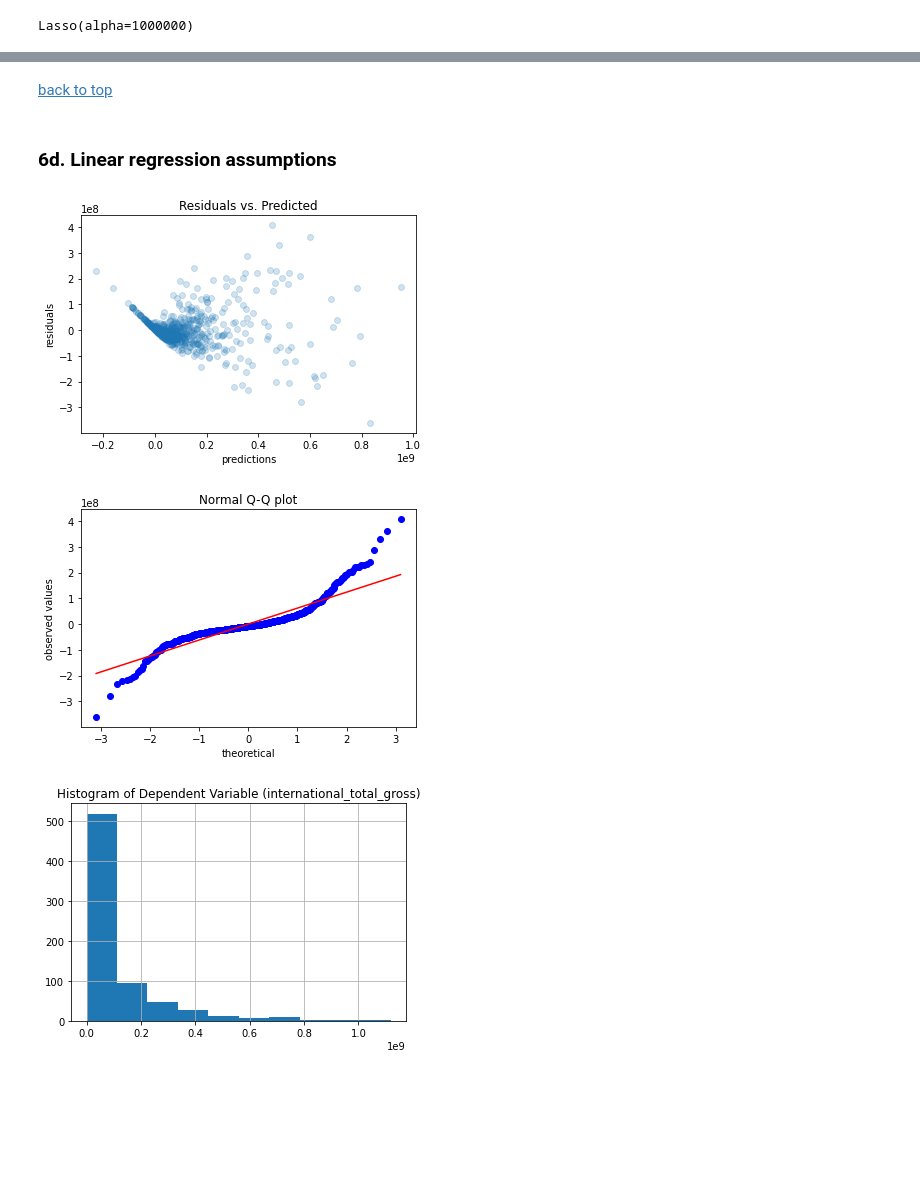
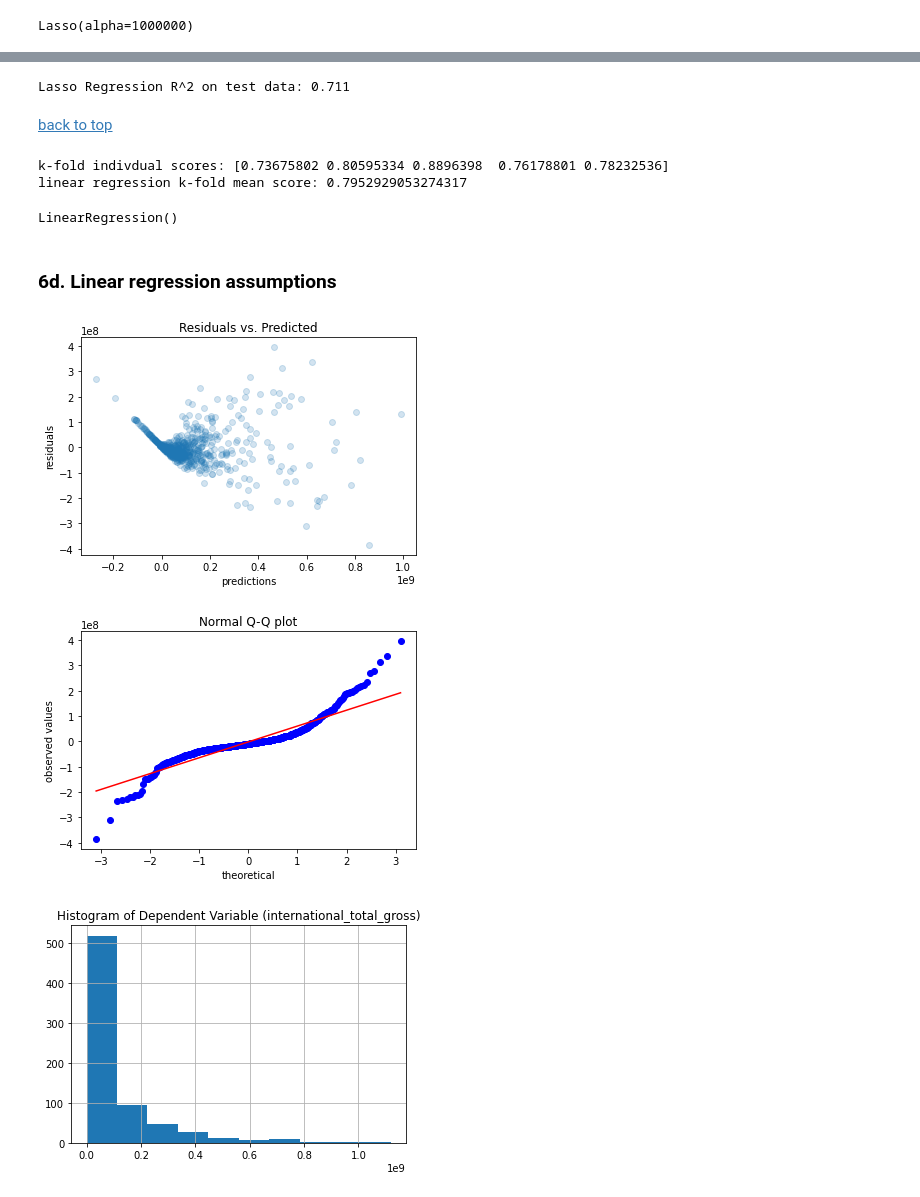
Before and after one commit to slp22/regression-project, a Jupyter notebook: adaptation_movies_regression.ipynb, the cells around one changed output, grey strips where cells are left out. Saved outputs shown, nothing was run; the diff lists cells and outputs as text; code cells hidden in the pictures; blank space fills up the shorter version.

```diff
--- a/adaptation_movies_regression.ipynb
+++ b/adaptation_movies_regression.ipynb
@@ -469,2 +509,20 @@ Lasso Regression: 2.6144073251892585e+37
+# %%
+lasso_model_feat.fit(X2_train_std, y2_train)
+print(f'Lasso Regression R^2 on test data: {lasso_model_feat.score(X2_test_std, y2_test):.3f}')
+# %% [output]
+Lasso Regression R^2 on test data: 0.711
 # %% [markdown]
 [back to top](#top)
+# %%
+# linear regression
+lin_reg3 = LinearRegression()
+
+scores = cross_val_score(lin_reg3, X2_train, y2_train, cv=kfold)
+print('k-fold indivdual scores:', scores)
+print('linear regression k-fold mean score:', np.mean(scores))
+
+lin_reg3.fit(X2_train, y2_train)
+# %% [output]
+k-fold indivdual scores: [0.73675802 0.80595334 0.8896398  0.76178801 0.78232536]
+linear regression k-fold mean score: 0.7952929053274317
+LinearRegression()
@@ -472,23 +532,25 @@ Lasso Regression: 2.6144073251892585e+37
 ### 6d. Linear regression assumptions<a id='6d'></a>
 # %%
 # residuals vs. predicted
-y2_predict = lin_reg.predict(X2)
+y2_predict = lin_reg2.predict(X2)
 residuals = y2 - y2_predict
 plt.scatter(y2_predict, residuals, alpha=0.2)
 plt.plot([0, 400], [0, 400])
 plt.title("Residuals vs. Predicted")
 plt.xlabel("predictions")
 plt.ylabel("residuals");
 # %% [output]
-[figure, old version]
+[figure, new version]
 # %%
 # normal q-q plot
+y2_predict = lin_reg2.predict(X2)
+residuals = y2 - y2_predict
 stats.probplot(residuals, dist="norm", plot=plt)
 plt.title("Normal Q-Q plot")
 plt.xlabel("theoretical")
 plt.ylabel("observed values");
 # %% [output]
-[figure, old version]
+[figure, new version]
 # %%
 # residuals normally distributed with zero mean
 movie_df.international_total_gross.hist(bins=10)
```
Also changed, not shown: parts of 19 cells of this notebook.
